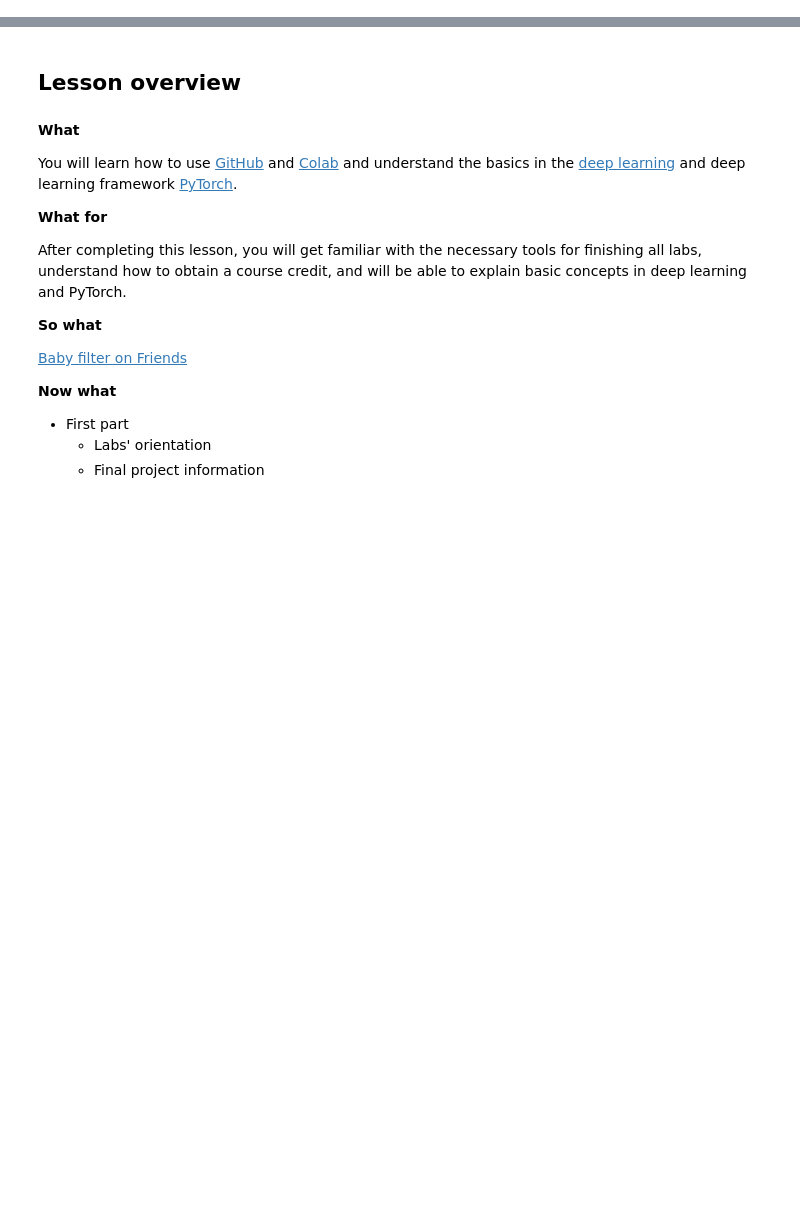
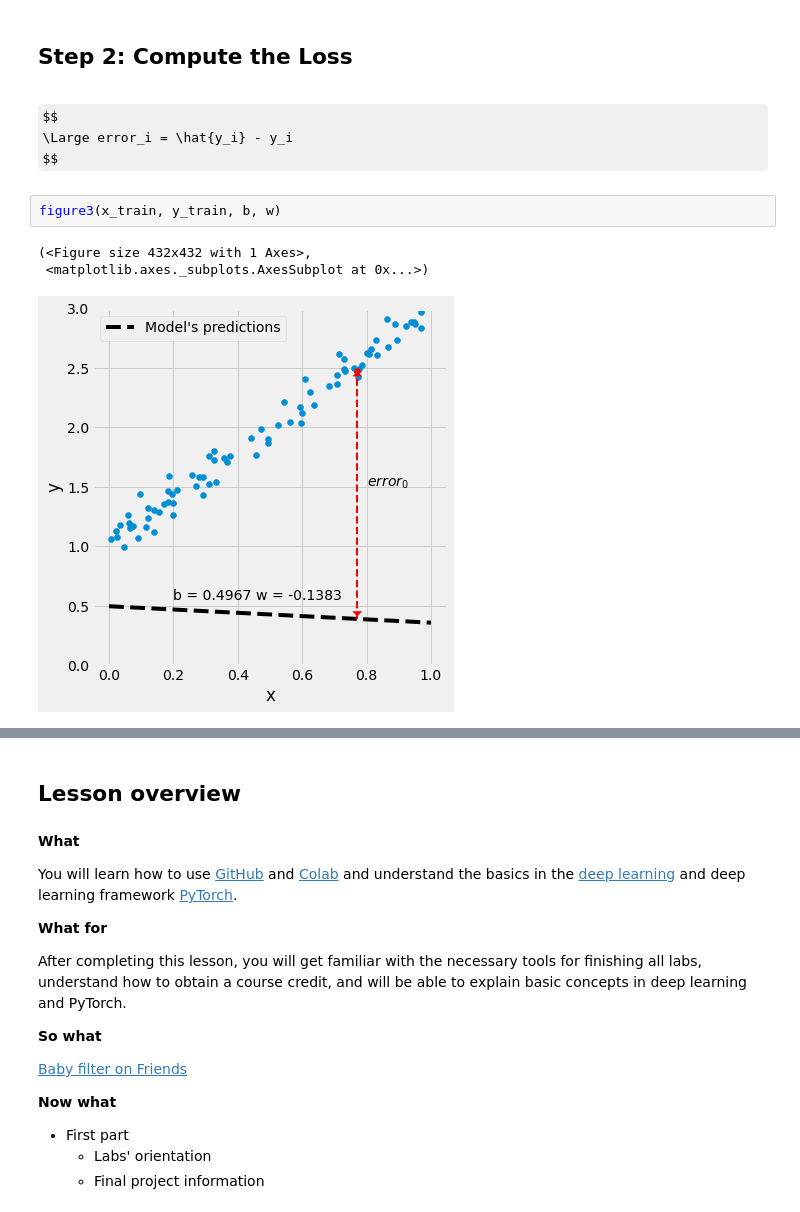
Before and after one commit to kereptom/NME, a Jupyter notebook: 201/src/201-Intro.ipynb, the cells around one changed output, grey strips where cells are left out. Cells and saved outputs as stored; diff of their text form; some formulas as TeX source; blank space fills up the shorter version.

```diff
--- a/201/src/201-Intro.ipynb
+++ b/201/src/201-Intro.ipynb
@@ -12,0 +104,12 @@ In the course Machine learning 2, we are going to take a step into the world of
+# %% [markdown]
+## Step 2: Compute the Loss
+# %% [markdown]
+$$
+\Large error_i = \hat{y_i} - y_i
+$$
+# %%
+figure3(x_train, y_train, b, w)
+# %% [output]
+(<Figure size 432x432 with 1 Axes>,
+ <matplotlib.axes._subplots.AxesSubplot at 0x...>)
+[figure, added]
```
Also changed, not shown: parts of 183 cells of this notebook.
